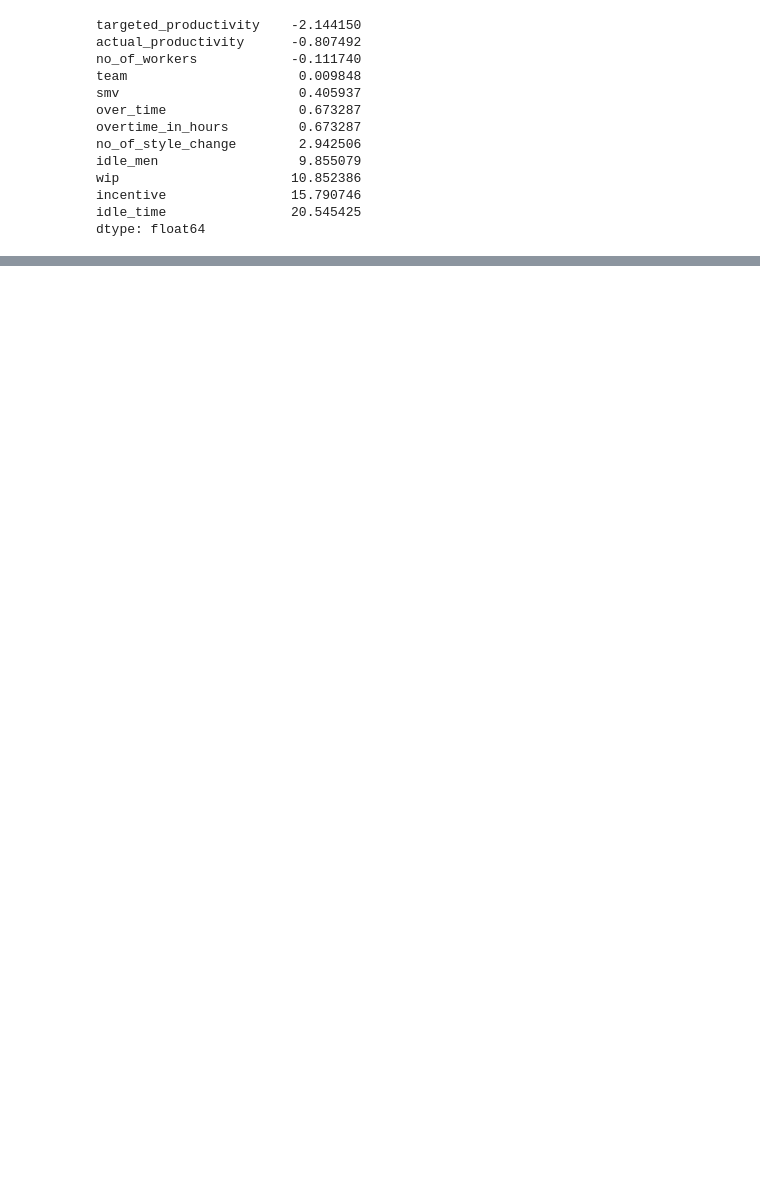
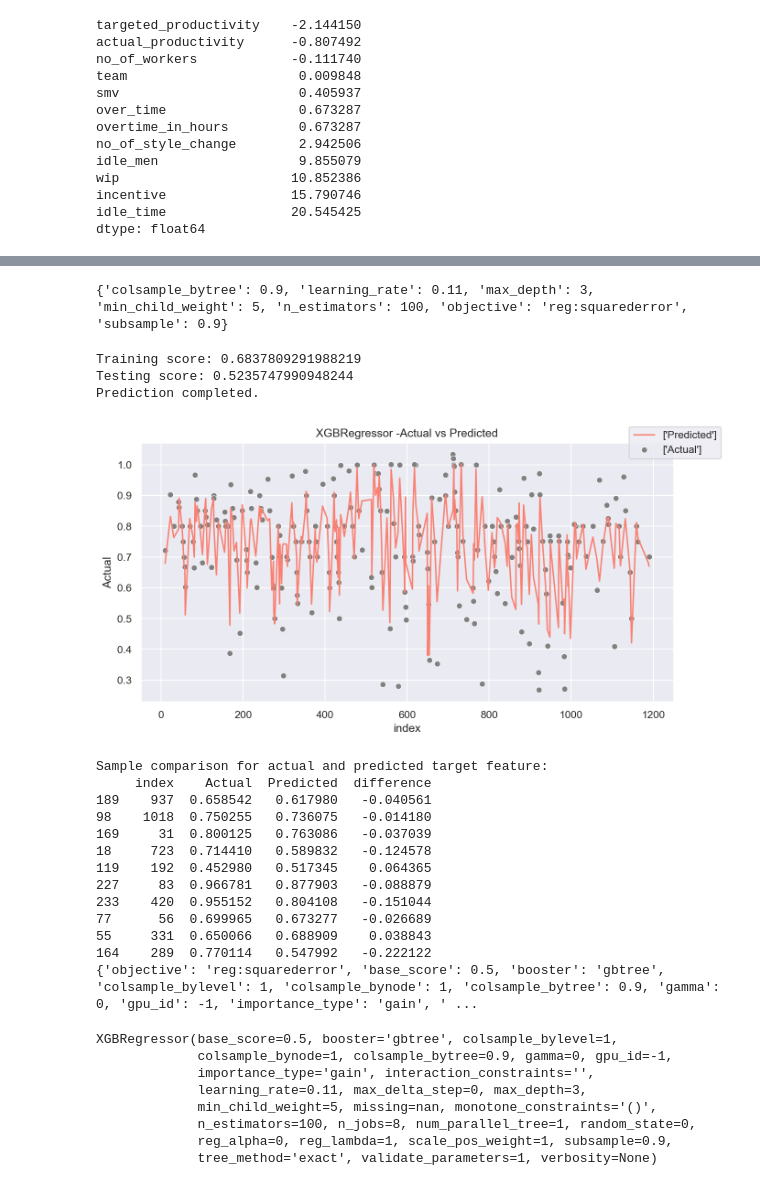
Before and after one commit to faithfulalabi/Garment_Employees_Productivity, a Jupyter notebook: Garment_Employees.ipynb, the cells around one changed output, grey strips where cells are left out. Drawn from its saved outputs; the diff is of its cells as text; code cells hidden in the pictures; blank space fills up the shorter version.

```diff
--- a/Garment_Employees.ipynb
+++ b/Garment_Employees.ipynb
@@ -595,0 +622,19 @@ model.score()
+# %%
+# Possible parameter values
+param_tuning={
+    'learning_rate' : [0.01,0.1,.11,.2],
+    'max_depth' : [1,2,3,5],
+    'min_child_weight' : [3,5,7,9],
+    'subsample' : [0.5,0.7,0.9],
+    'colsample_bytree' : [0.3,0.5,0.7,0.9],
+    'n_estimators' : [25,50,100],
+    'objective' : ['reg:squarederror']
+}
+# %%
+gs = GridSearchCV (estimator = XGBRegressor(),
+                       param_grid = param_tuning,
+                       cv = 3,
+                       n_jobs= -1,
+                       verbose = 1)
+# %%
+gs.fit(X_train,y_train)
@@ -595,0 +660,35 @@ model.score()
+# %%
+print (gs.best_params_)
+# %% [output]
+{'colsample_bytree': 0.9, 'learning_rate': 0.11, 'max_depth': 3, 'min_child_weight': 5, 'n_estimators': 100, 'objective': 'reg:squarederror', 'subsample': 0.9}
+# %%
+selected_model = XGBRegressor(colsample_bytree = 0.9, learning_rate= 0.11, max_depth= 3,
+                              min_child_weight= 5,n_estimators= 100, subsample= 0.9)
+# %%
+evaluate_model(selected_model,X_train,y_train,X_test,y_test)
+# %% [output]
+Training score: 0.6837809291988219
+Testing score: 0.5235747990948244
+Prediction completed.
+[figure, added]
+Sample comparison for actual and predicted target feature:
+     index    Actual  Predicted  difference
+189    937  0.658542   0.617980   -0.040561
+98    1018  0.750255   0.736075   -0.014180
+169     31  0.800125   0.763086   -0.037039
+18     723  0.714410   0.589832   -0.124578
+119    192  0.452980   0.517345    0.064365
+227     83  0.966781   0.877903   -0.088879
+233    420  0.955152   0.804108   -0.151044
+77      56  0.699965   0.673277   -0.026689
+55     331  0.650066   0.688909    0.038843
+164    289  0.770114   0.547992   -0.222122
+{'objective': 'reg:squarederror', 'base_score': 0.5, 'booster': 'gbtree', 'colsample_bylevel': 1, 'colsample_bynode': 1, 'colsample_bytree': 0.9, 'gamma': 0, 'gpu_id': -1, 'importance_type': 'gain', ' ...
+XGBRegressor(base_score=0.5, booster='gbtree', colsample_bylevel=1,
+             colsample_bynode=1, colsample_bytree=0.9, gamma=0, gpu_id=-1,
+             importance_type='gain', interaction_constraints='',
+             learning_rate=0.11, max_delta_step=0, max_depth=3,
+             min_child_weight=5, missing=nan, monotone_constraints='()',
+             n_estimators=100, n_jobs=8, num_parallel_tree=1, random_state=0,
+             reg_alpha=0, reg_lambda=1, scale_pos_weight=1, subsample=0.9,
+             tree_method='exact', validate_parameters=1, verbosity=None)
```
Also changed, not shown: parts of 61 cells of this notebook, 2 other files.
